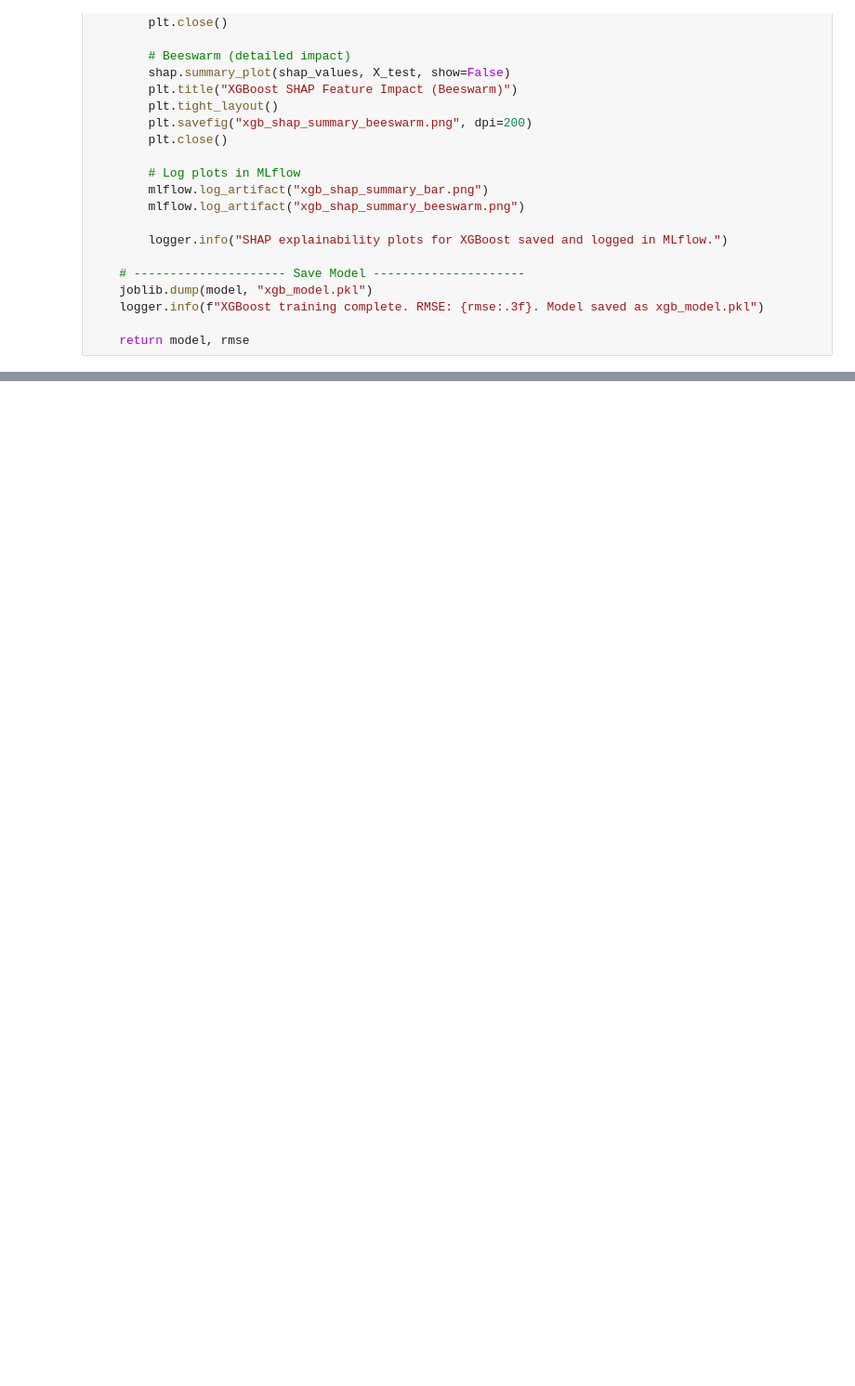
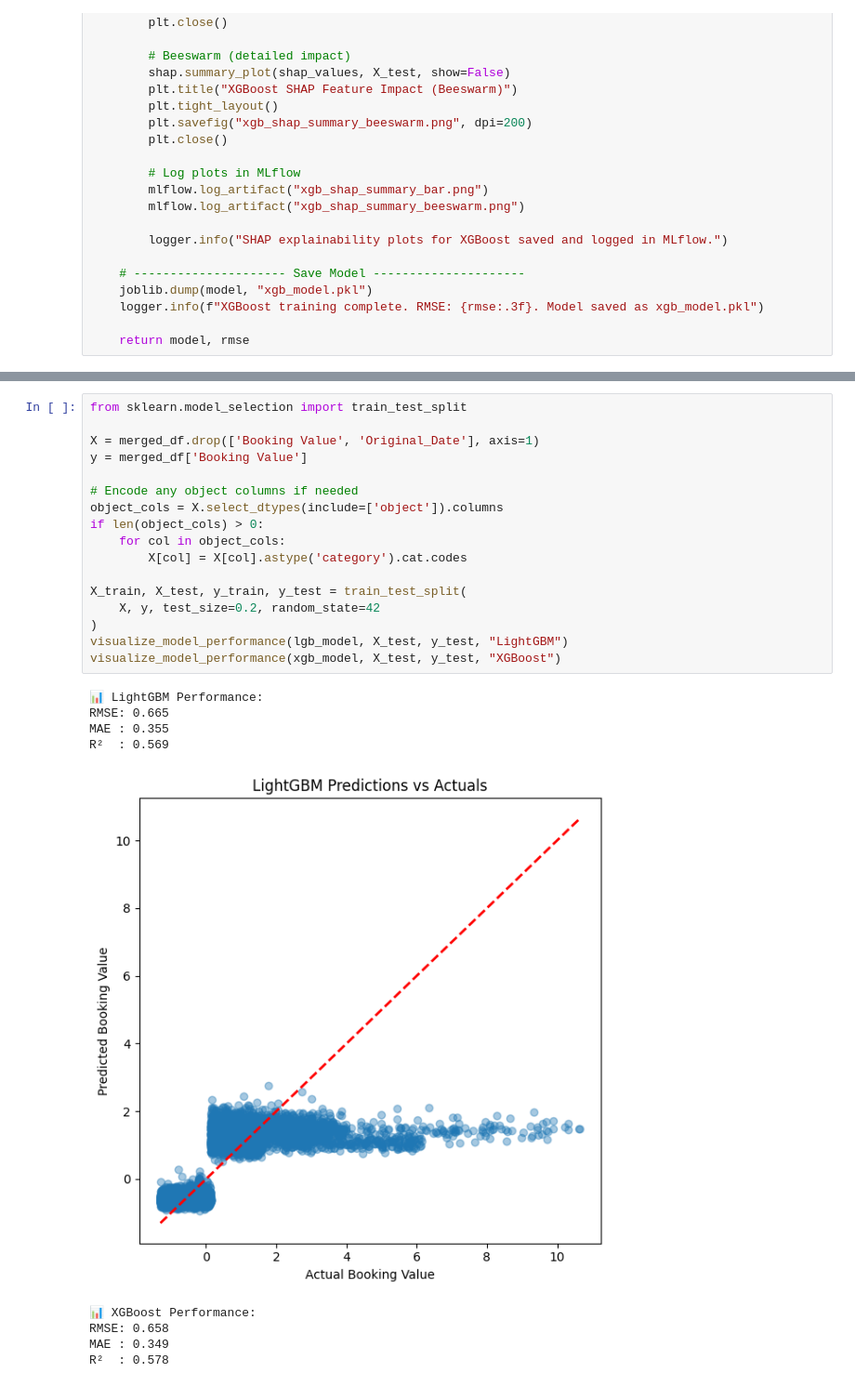
Before and after one commit to VintiShukla/Ridesharing-surge-prediction, a Jupyter notebook: ride_surge_prediction.ipynb, the cells around one changed output, grey strips where cells are left out. Shown at 93% size. Cells and saved outputs as stored; diff of their text form; blank space fills up the shorter version.

```diff
--- a/ride_surge_prediction.ipynb
+++ b/ride_surge_prediction.ipynb
@@ -437,3 +461,30 @@ You can set `force_col_wise=true` to remove the overhead.
 [LightGBM] [Warning] No further splits with positive gain, best gain: -inf
 [LightGBM] [Warning] No further splits with positive gain, best gain: -inf
 ... (91 outputs left out)
+# %%
+from sklearn.model_selection import train_test_split
+
+X = merged_df.drop(['Booking Value', 'Original_Date'], axis=1)
+y = merged_df['Booking Value']
+
+# Encode any object columns if needed
+object_cols = X.select_dtypes(include=['object']).columns
+if len(object_cols) > 0:
+    for col in object_cols:
+        X[col] = X[col].astype('category').cat.codes
+
+X_train, X_test, y_train, y_test = train_test_split(
+    X, y, test_size=0.2, random_state=42
+)
+visualize_model_performance(lgb_model, X_test, y_test, "LightGBM")
+visualize_model_performance(xgb_model, X_test, y_test, "XGBoost")
+# %% [output]
+📊 LightGBM Performance:
+RMSE: 0.665
+MAE : 0.355
+R²  : 0.569
+[figure, added]
+📊 XGBoost Performance:
+RMSE: 0.658
+MAE : 0.349
+R²  : 0.578
```
Also changed, not shown: parts of 4 cells of this notebook.
